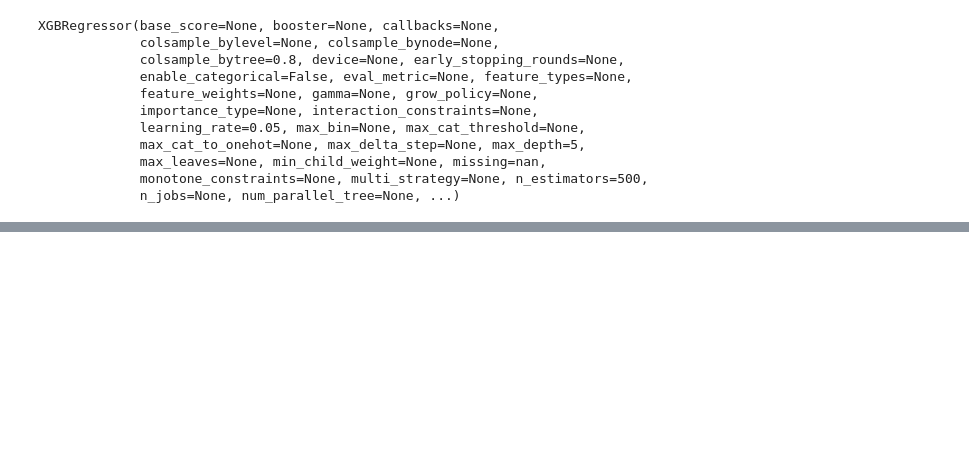
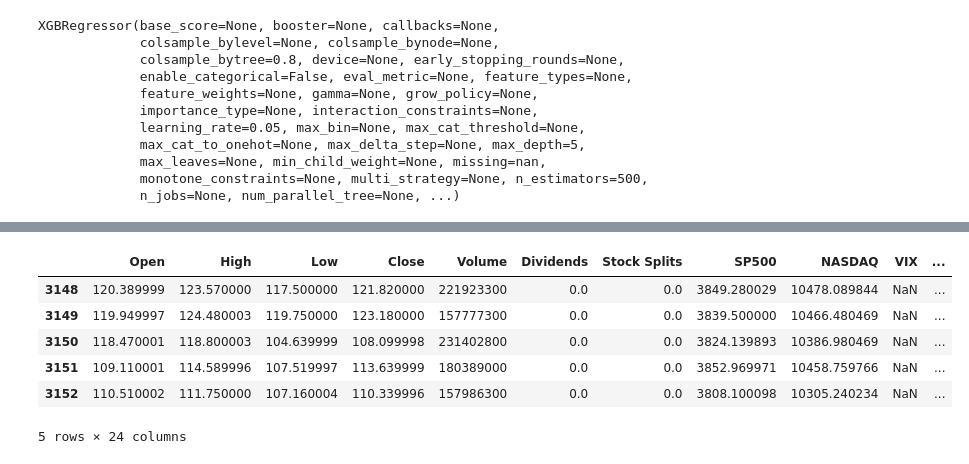
Before and after one commit to hetanshipatel/real-time-stock-price-prediction, a Jupyter notebook: notebooks/01_stock_price_prediction_pipeline.ipynb, the cells around one changed output, grey strips where cells are left out. Saved outputs shown, nothing was run; the diff lists cells and outputs as text; code cells hidden in the pictures; blank space fills up the shorter version.

```diff
--- a/notebooks/01_stock_price_prediction_pipeline.ipynb
+++ b/notebooks/01_stock_price_prediction_pipeline.ipynb
@@ -472,0 +489,22 @@ plt.show()
+# %%
+# Predict probabilities for "Up" direction
+y_prob = xgb_clf.predict_proba(X_test)[:, 1]
+
+# Simple threshold: >0.5 = Buy, <=0.5 = Sell
+signal = (y_prob > 0.5).astype(int)
+
+# Add signals to a DataFrame for easy plotting
+signal_df = X_test.copy()
+signal_df['Actual_Direction'] = y_test.values
+signal_df['Signal'] = signal
+signal_df['Prob_Up'] = y_prob
+
+signal_df.head()
+# %% [output]
+|  | Open | High | Low | Close | Volume | Dividends | Stock Splits | SP500 | NASDAQ | VIX | ... |
+| 3148 | 120.389999 | 123.570000 | 117.500000 | 121.820000 | 221923300 | 0.0 | 0.0 | 3849.280029 | 10478.089844 | NaN | ... |
+| 3149 | 119.949997 | 124.480003 | 119.750000 | 123.180000 | 157777300 | 0.0 | 0.0 | 3839.500000 | 10466.480469 | NaN | ... |
+| 3150 | 118.470001 | 118.800003 | 104.639999 | 108.099998 | 231402800 | 0.0 | 0.0 | 3824.139893 | 10386.980469 | NaN | ... |
+| 3151 | 109.110001 | 114.589996 | 107.519997 | 113.639999 | 180389000 | 0.0 | 0.0 | 3852.969971 | 10458.759766 | NaN | ... |
+| 3152 | 110.510002 | 111.750000 | 107.160004 | 110.339996 | 157986300 | 0.0 | 0.0 | 3808.100098 | 10305.240234 | NaN | ... |
+5 rows × 24 columns
```
Also changed, not shown: parts of 15 cells of this notebook.
